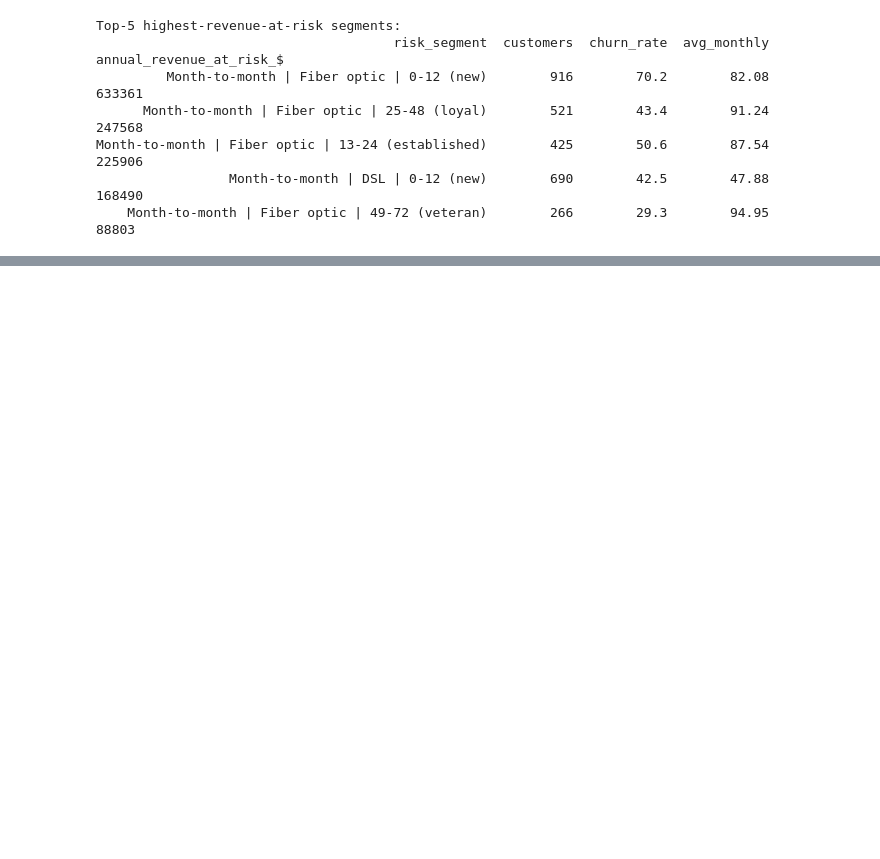
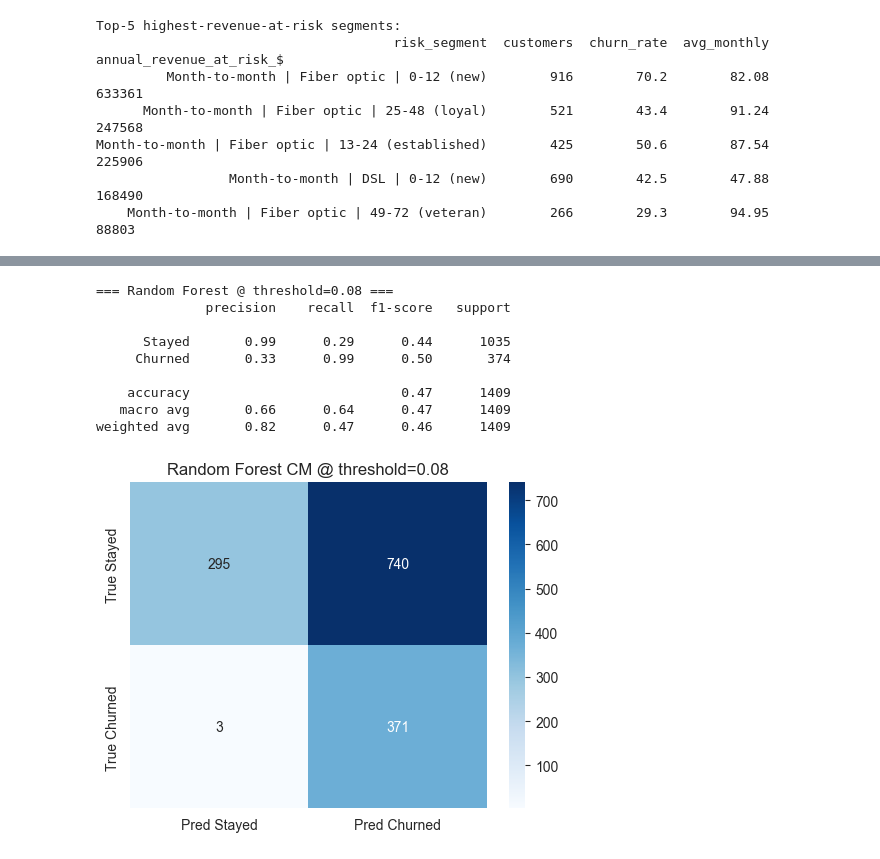
Before and after one commit to jahanvik01/Telco-Customer-Churn, a Jupyter notebook: notebooks/churn_analysis.ipynb, the cells around one changed output, grey strips where cells are left out. Cells and saved outputs as stored; diff of their text form; code cells hidden in the pictures; blank space fills up the shorter version.

```diff
--- a/notebooks/churn_analysis.ipynb
+++ b/notebooks/churn_analysis.ipynb
@@ -870,0 +595,24 @@ Models + scaler + splits saved to ../models/
+# %%
+y_pred_rf_tuned = (y_proba_rf >= optimal_threshold).astype(int)
+print(f'=== Random Forest @ threshold={optimal_threshold:.2f} ===')
+print(classification_report(y_test, y_pred_rf_tuned, target_names=['Stayed', 'Churned']))
+cm_tuned = confusion_matrix(y_test, y_pred_rf_tuned)
+fig, ax = plt.subplots(figsize=(5, 4))
+sns.heatmap(cm_tuned, annot=True, fmt='d', cmap='Blues',
+            xticklabels=['Pred Stayed', 'Pred Churned'],
+            yticklabels=['True Stayed', 'True Churned'], ax=ax)
+ax.set_title(f'Random Forest CM @ threshold={optimal_threshold:.2f}')
+plt.tight_layout()
+plt.savefig('../reports/figures/16_confusion_tuned.png', dpi=150, bbox_inches='tight')
+plt.show()
+# %% [output]
+=== Random Forest @ threshold=0.08 ===
+              precision    recall  f1-score   support
+
+      Stayed       0.99      0.29      0.44      1035
+     Churned       0.33      0.99      0.50       374
+
+    accuracy                           0.47      1409
+   macro avg       0.66      0.64      0.47      1409
+weighted avg       0.82      0.47      0.46      1409
+[figure, added]
```
Also changed, not shown: parts of 93 cells of this notebook, 10 other files.
